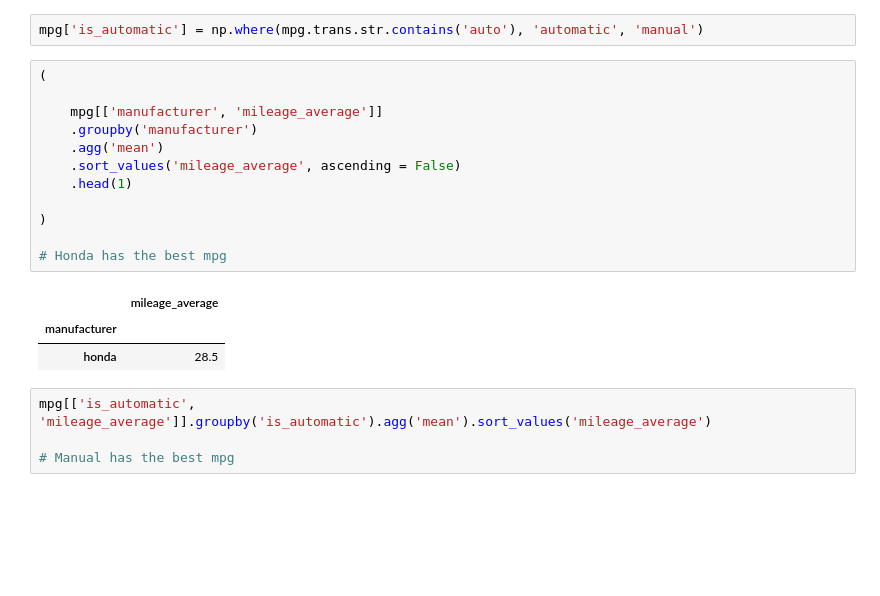
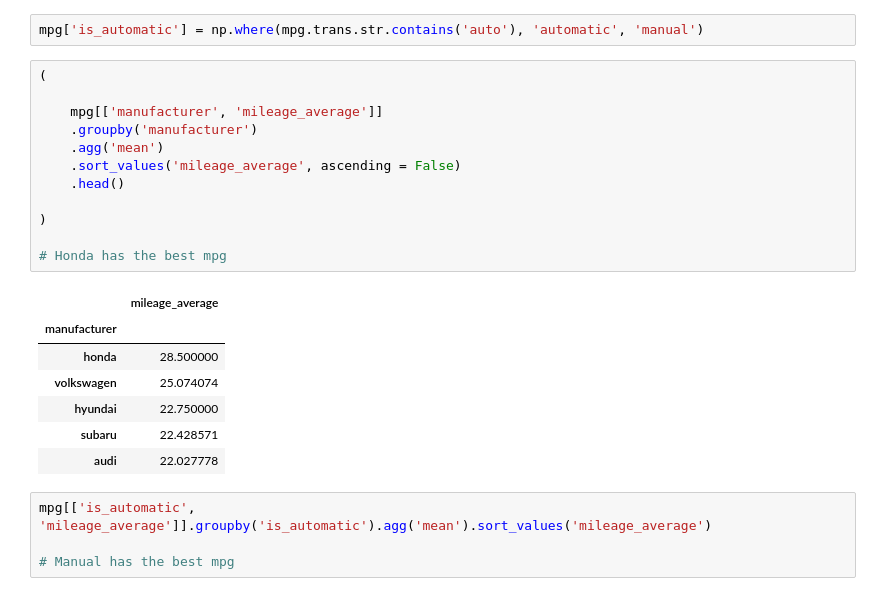
Before and after one commit to akonstans/data_science_libraries, a Jupyter notebook: advanced_dataframes.ipynb, the cells around one changed output. Cells and saved outputs as stored; diff of their text form; blank space fills up the shorter version.

```diff
--- a/advanced_dataframes.ipynb
+++ b/advanced_dataframes.ipynb
@@ -142,19 +143,23 @@ mpg['is_automatic'] = np.where(mpg.trans.str.contains('auto'), 'automatic', 'man
 # %%
 (
 
     mpg[['manufacturer', 'mileage_average']]
     .groupby('manufacturer')
     .agg('mean')
     .sort_values('mileage_average', ascending = False)
-    .head(1)
+    .head()
 
 )
 
 # Honda has the best mpg
 # %% [output]
 |  | mileage_average |
 | manufacturer |  |
-| honda | 28.5 |
+| honda | 28.500000 |
+| volkswagen | 25.074074 |
+| hyundai | 22.750000 |
+| subaru | 22.428571 |
+| audi | 22.027778 |
 # %%
 mpg[['is_automatic', 'mileage_average']].groupby('is_automatic').agg('mean').sort_values('mileage_average')
 
```
Also changed, not shown: parts of 2 cells of this notebook, 1 other file.
